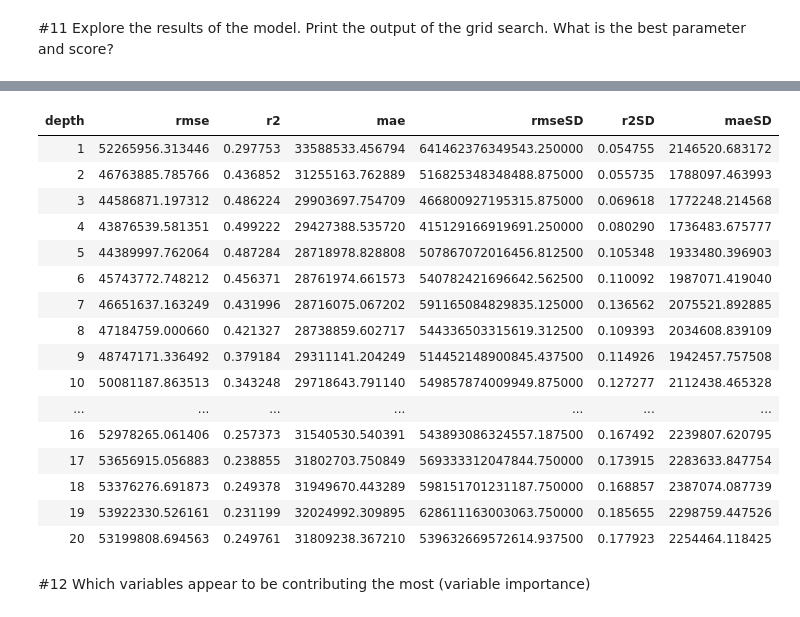
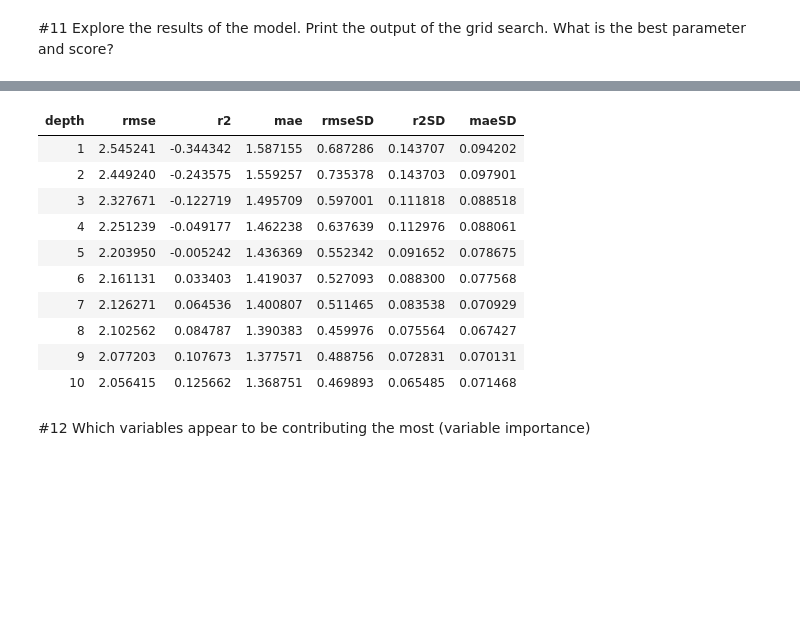
Before and after one commit to mrcarlson3/DS-3021, a Jupyter notebook: 09_DT_Regression/DT_Reg_Lab.ipynb, the cells around one changed output, grey strips where cells are left out. Saved outputs shown, nothing was run; the diff lists cells and outputs as text; code cells hidden in the pictures; blank space fills up the shorter version.

```diff
--- a/09_DT_Regression/DT_Reg_Lab.ipynb
+++ b/09_DT_Regression/DT_Reg_Lab.ipynb
@@ -65,7 +65,7 @@ def clean_split_data(df, target, train_size=0.80, tune_size=0.10, random_state=2
     # Split independent and dependent variables
     df = df[['num_critic_for_reviews','actor_1_facebook_likes','gross','num_voted_users','cast_total_facebook_likes','num_user_for_reviews','budget','imdb_score','movie_facebook_likes']]
     df = df.fillna(df.mean(numeric_only=True))
-    #df['gross'] = pd.cut(df['gross'], bins=[-1, 50000000, 100000000, df['gross'].max()], labels=['low', 'medium', 'high'])
+    df[target] = np.log(df[target] + 1)
     X = df.drop(columns=target)
     y = df[target]
 
@@ -96,7 +96,7 @@ kf =RepeatedKFold(n_splits=10,n_repeats =5, random_state=42)
 #setting scoring metrics and param for grid search
 scoring = ['neg_mean_squared_error','r2','neg_mean_absolute_error']
 
-param={"max_depth" : [1,2,3,4,5,6,7,8,9,10,11,12,13,14,15,16,17,18,19,20]
+param={"min_samples_leaf":[1,2,3,4,5,6,7,8,9,10]
            }
 # %% [markdown]
 #9 Build the regression tree object.
@@ -123,42 +123,36 @@ DecisionTreeRegressor(max_depth=4, random_state=30)
 # %%
 mean_sq_err = np.sqrt(abs(model.cv_results_['mean_test_neg_mean_squared_error']))
 #nothing needs to be done for r2, it is the same
 r2= model.cv_results_['mean_test_r2']
 #Have negative mean absolute error so need to take absolute value
 mae= abs(model.cv_results_['mean_test_neg_mean_absolute_error'])
 
 #Get standard deviations as well...
 SDmse =  model.cv_results_['std_test_neg_mean_squared_error']
 SDr2= model.cv_results_['std_test_r2']
 SDmae= model.cv_results_['std_test_neg_mean_absolute_error']
 
 #Parameter:
-depth= np.unique(model.cv_results_['param_max_depth']).data
+depth= np.unique(model.cv_results_['param_min_samples_leaf']).data
 
 #Build DataFrame:
 final_model = pd.DataFrame(list(zip(depth, mean_sq_err, r2,mae, SDmse,SDr2,SDmae)),
                columns =['depth','rmse','r2','mae',"rmseSD",'r2SD','maeSD'])
 
 #Let's take a look
 final_model.style.hide(axis="index")
 # %% [output]
 | depth | rmse | r2 | mae | rmseSD | r2SD | maeSD |
-| 1 | 52265956.313446 | 0.297753 | 33588533.456794 | 641462376349543.250000 | 0.054755 | 2146520.683172 |
-| 2 | 46763885.785766 | 0.436852 | 31255163.762889 | 516825348348488.875000 | 0.055735 | 1788097.463993 |
-| 3 | 44586871.197312 | 0.486224 | 29903697.754709 | 466800927195315.875000 | 0.069618 | 1772248.214568 |
-| 4 | 43876539.581351 | 0.499222 | 29427388.535720 | 415129166919691.250000 | 0.080290 | 1736483.675777 |
-| 5 | 44389997.762064 | 0.487284 | 28718978.828808 | 507867072016456.812500 | 0.105348 | 1933480.396903 |
-| 6 | 45743772.748212 | 0.456371 | 28761974.661573 | 540782421696642.562500 | 0.110092 | 1987071.419040 |
-| 7 | 46651637.163249 | 0.431996 | 28716075.067202 | 591165084829835.125000 | 0.136562 | 2075521.892885 |
-| 8 | 47184759.000660 | 0.421327 | 28738859.602717 | 544336503315619.312500 | 0.109393 | 2034608.839109 |
-| 9 | 48747171.336492 | 0.379184 | 29311141.204249 | 514452148900845.437500 | 0.114926 | 1942457.757508 |
-| 10 | 50081187.863513 | 0.343248 | 29718643.791140 | 549857874009949.875000 | 0.127277 | 2112438.465328 |
-| ... | ... | ... | ... | ... | ... | ... |
-| 16 | 52978265.061406 | 0.257373 | 31540530.540391 | 543893086324557.187500 | 0.167492 | 2239807.620795 |
-| 17 | 53656915.056883 | 0.238855 | 31802703.750849 | 569333312047844.750000 | 0.173915 | 2283633.847754 |
-| 18 | 53376276.691873 | 0.249378 | 31949670.443289 | 598151701231187.750000 | 0.168857 | 2387074.087739 |
-| 19 | 53922330.526161 | 0.231199 | 32024992.309895 | 628611163003063.750000 | 0.185655 | 2298759.447526 |
-| 20 | 53199808.694563 | 0.249761 | 31809238.367210 | 539632669572614.937500 | 0.177923 | 2254464.118425 |
+| 1 | 2.545241 | -0.344342 | 1.587155 | 0.687286 | 0.143707 | 0.094202 |
+| 2 | 2.449240 | -0.243575 | 1.559257 | 0.735378 | 0.143703 | 0.097901 |
+| 3 | 2.327671 | -0.122719 | 1.495709 | 0.597001 | 0.111818 | 0.088518 |
+| 4 | 2.251239 | -0.049177 | 1.462238 | 0.637639 | 0.112976 | 0.088061 |
+| 5 | 2.203950 | -0.005242 | 1.436369 | 0.552342 | 0.091652 | 0.078675 |
+| 6 | 2.161131 | 0.033403 | 1.419037 | 0.527093 | 0.088300 | 0.077568 |
+| 7 | 2.126271 | 0.064536 | 1.400807 | 0.511465 | 0.083538 | 0.070929 |
+| 8 | 2.102562 | 0.084787 | 1.390383 | 0.459976 | 0.075564 | 0.067427 |
+| 9 | 2.077203 | 0.107673 | 1.377571 | 0.488756 | 0.072831 | 0.070131 |
+| 10 | 2.056415 | 0.125662 | 1.368751 | 0.469893 | 0.065485 | 0.071468 |
 # %% [markdown]
 #12 Which variables appear to be contributing the most (variable importance)
 # %%
```
Also changed, not shown: parts of 2 cells of this notebook.
